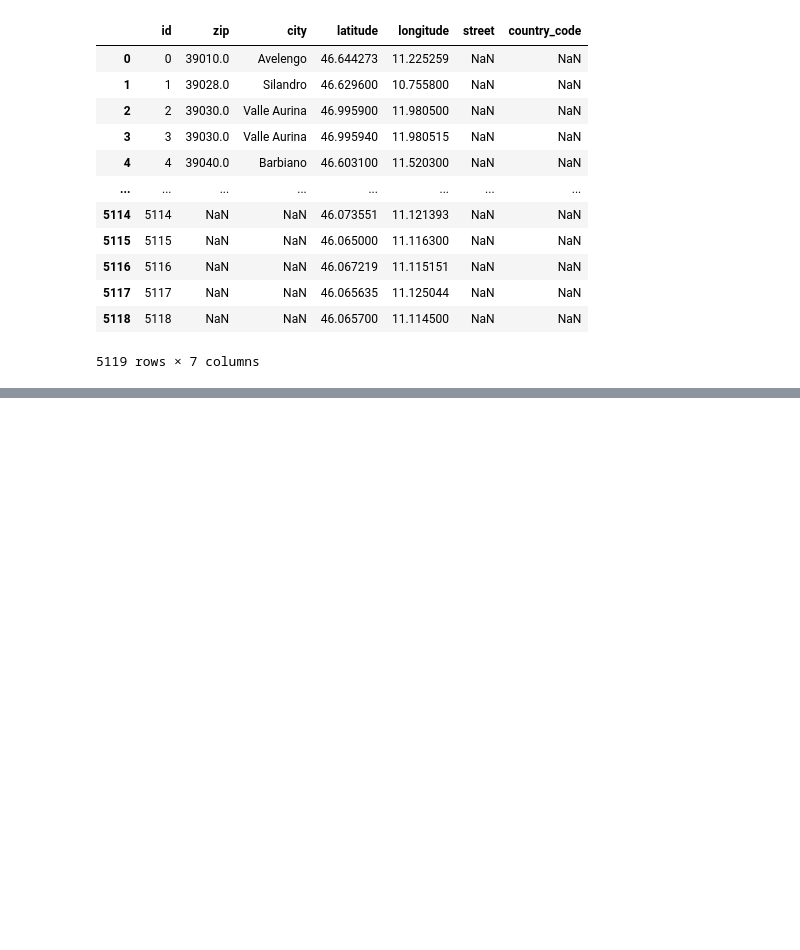
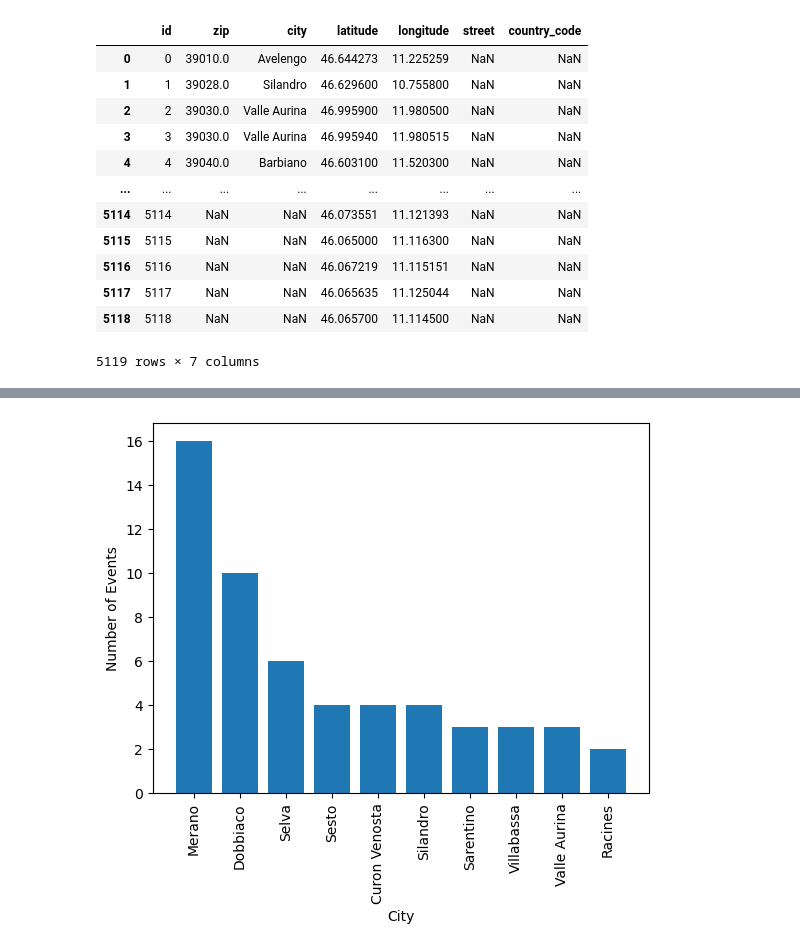
Before and after one commit to EdoWhite/Data_Curation_Integration, a Jupyter notebook: notebook.ipynb, the cells around one changed output, grey strips where cells are left out. Saved outputs shown, nothing was run; the diff lists cells and outputs as text; code cells hidden in the pictures; blank space fills up the shorter version.

```diff
--- a/notebook.ipynb
+++ b/notebook.ipynb
@@ -779,0 +958,17 @@ date.to_csv("./data/postProcessed_csv/date.csv", index=False)
+# %%
+# num of event per city
+q = """
+PREFIX event: <http://example.org/event#>
+PREFIX location: <http://example.org/location#>
+SELECT ?city (COUNT(?event) as ?count)
+WHERE {
+    ?event event:ref-location_id ?location .
+    ?location location:city ?city .
+} GROUP BY ?city
+ORDER BY DESC(?count)
+LIMIT 10
+
+"""
+
+df = sparql_dataframe.get(endpoint, q)
+df
@@ -779,0 +988,11 @@ date.to_csv("./data/postProcessed_csv/date.csv", index=False)
+# %%
+# Create a bar chart
+plt.bar(df['city'], df['count'])
+# Add x and y labels
+plt.xlabel('City')
+plt.ylabel('Number of Events')
+# Show the plot
+plt.xticks(rotation=90)
+plt.show()
+# %% [output]
+[figure, added]
```
Also changed, not shown: parts of 10 cells of this notebook, 3 other files.
